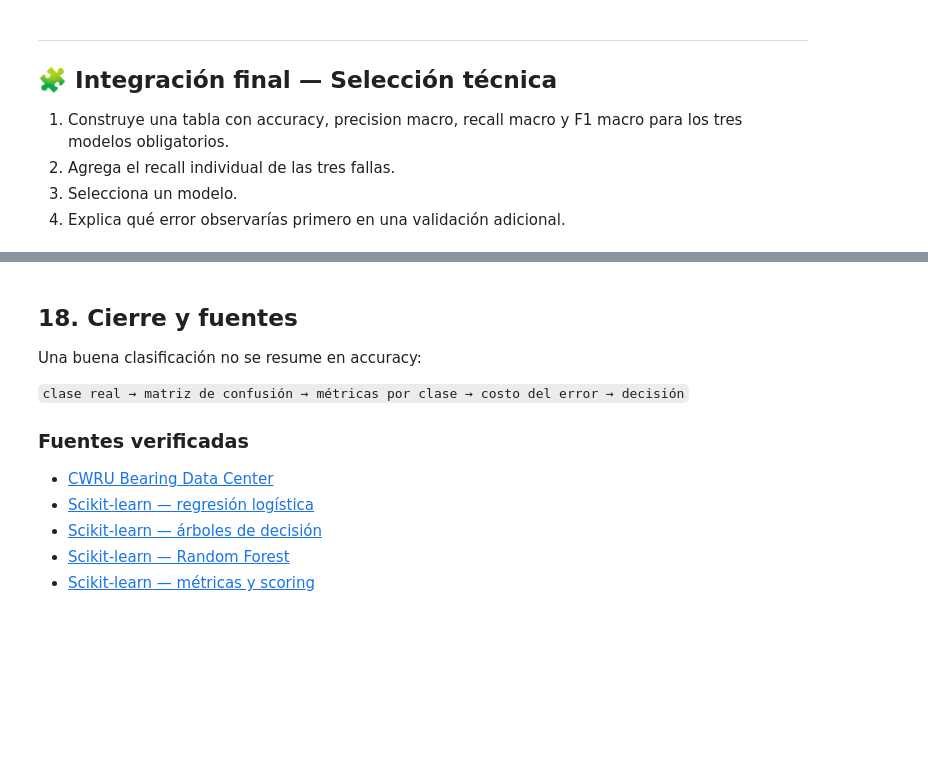
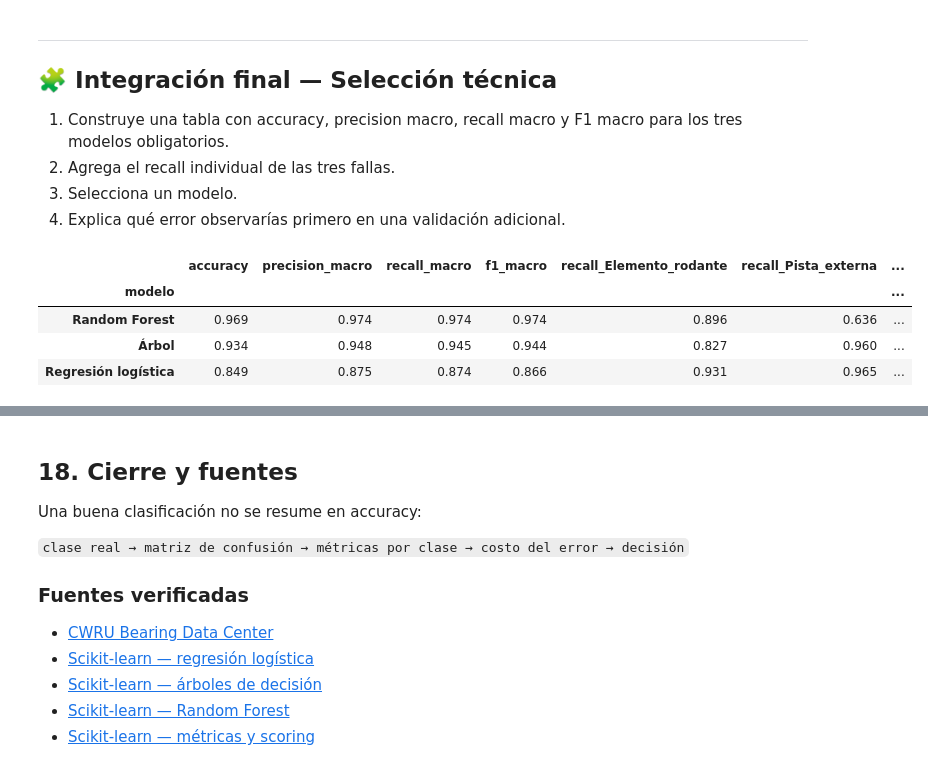
Before and after one commit to DarioCorona/personal, a Jupyter notebook: Sesion_12_Clasificacion_A.ipynb, the cells around one changed output, grey strips where cells are left out. Saved outputs shown, nothing was run; the diff lists cells and outputs as text; code cells hidden in the pictures; blank space fills up the shorter version.

```diff
--- a/Sesion_12_Clasificacion_A.ipynb
+++ b/Sesion_12_Clasificacion_A.ipynb
@@ -750,3 +791,45 @@ No asignes costos monetarios: no fueron proporcionados.
 4. Explica qué error observarías primero en una validación adicional.
 # %%
 # Escribe aquí tu solución.
+# %%
+# Generar reportes de clasificación para Regresión logística y Árbol
+reporte_logistica = pd.DataFrame(
+    classification_report(
+        y_prueba,
+        pred_logistica,
+        output_dict=True,
+        zero_division=0,
+    )
+).T
+
+reporte_arbol = pd.DataFrame(
+    classification_report(
+        y_prueba,
+        pred_arbol,
+        output_dict=True,
+        zero_division=0,
+    )
+).T
+
+# Obtener las métricas macro de los modelos requeridos
+modelos_obligatorios = ['Regresión logística', 'Árbol', 'Random Forest']
+resumen_filtrado = resumen_modelos[resumen_modelos['modelo'].isin(modelos_obligatorios)].copy()
+
+# Extraer recall individual para las fallas críticas
+recall_fallas_logistica = reporte_logistica.loc[['Elemento rodante', 'Pista externa', 'Pista interna'], 'recall']
+recall_fallas_arbol = reporte_arbol.loc[['Elemento rodante', 'Pista externa', 'Pista interna'], 'recall']
+recall_fallas_bosque = reporte_bosque.loc[['Elemento rodante', 'Pista externa', 'Pista interna'], 'recall']
+
+# Añadir el recall individual al DataFrame resumen_filtrado
+resumen_filtrado.set_index('modelo', inplace=True)
+resumen_filtrado['recall_Elemento_rodante'] = [recall_fallas_logistica['Elemento rodante'], recall_fallas_arbol['Elemento rodante'], recall_fallas_bosque['Elemento rodante']]
+resumen_filtrado['recall_Pista_externa'] = [recall_fallas_logistica['Pista externa'], recall_fallas_arbol['Pista externa'], recall_fallas_bosque['Pista externa']]
+resumen_filtrado['recall_Pista_interna'] = [recall_fallas_logistica['Pista interna'], recall_fallas_arbol['Pista interna'], recall_fallas_bosque['Pista interna']]
+
+display(resumen_filtrado.round(3))
+# %% [output]
+|  | accuracy | precision_macro | recall_macro | f1_macro | recall_Elemento_rodante | recall_Pista_externa | ... |
+| modelo |  |  |  |  |  |  | ... |
+| Random Forest | 0.969 | 0.974 | 0.974 | 0.974 | 0.896 | 0.636 | ... |
+| Árbol | 0.934 | 0.948 | 0.945 | 0.944 | 0.827 | 0.960 | ... |
+| Regresión logística | 0.849 | 0.875 | 0.874 | 0.866 | 0.931 | 0.965 | ... |
```
Also changed, not shown: parts of 3 cells of this notebook.
